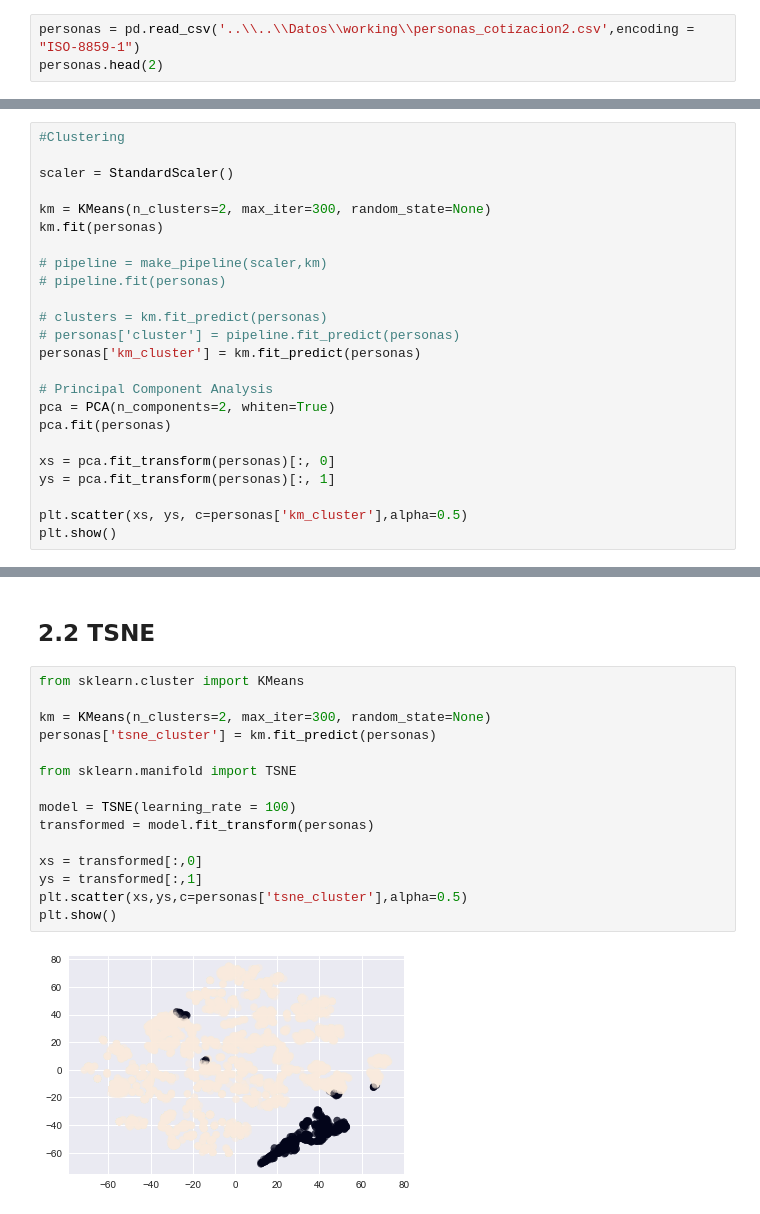
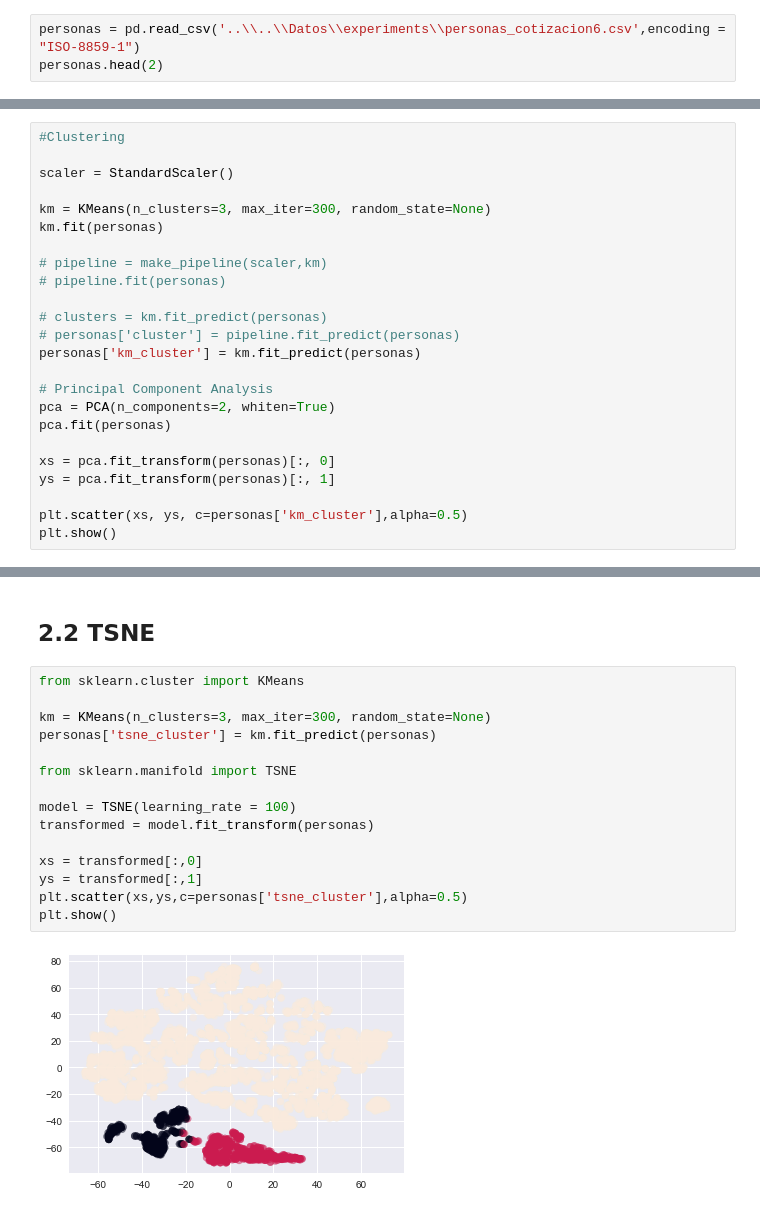
Before and after one commit to jcardenaslie/mem_aitue, a Jupyter notebook: Main Project/3 - Modeling/Modeling Unsupervised.ipynb, the cells around one changed output, grey strips where cells are left out. Saved outputs shown, nothing was run; the diff lists cells and outputs as text.

Commit message:
uso de ds6 para clustering, mismo resultados

```diff
--- a/Main Project/3 - Modeling/Modeling Unsupervised.ipynb
+++ b/Main Project/3 - Modeling/Modeling Unsupervised.ipynb
@@ -8,7 +8,7 @@ import pandas as pd
 # %% [markdown]
 # 1 Data
 # %%
-personas = pd.read_csv('..\\..\\Datos\\working\\personas_cotizacion2.csv',encoding = "ISO-8859-1")
+personas = pd.read_csv('..\\..\\Datos\\experiments\\personas_cotizacion6.csv',encoding = "ISO-8859-1")
 personas.head(2)
 # %% [output]
 |  | Unnamed: 0 | is_apellido1 | is_appelido2 | is_celular | is_direccion | is_fnac | is_nombre | ... |
@@ -108,7 +108,7 @@ plt.show()
 
 scaler = StandardScaler()
 
-km = KMeans(n_clusters=2, max_iter=300, random_state=None)
+km = KMeans(n_clusters=3, max_iter=300, random_state=None)
 km.fit(personas)
 
 # pipeline = make_pipeline(scaler,km)
@@ -156,20 +158,20 @@ personas.groupby('cluster').mean()
 # %%
 from sklearn.cluster import KMeans
 
-km = KMeans(n_clusters=2, max_iter=300, random_state=None)
+km = KMeans(n_clusters=3, max_iter=300, random_state=None)
 personas['tsne_cluster'] = km.fit_predict(personas)
 
 from sklearn.manifold import TSNE
 
 model = TSNE(learning_rate = 100)
 transformed = model.fit_transform(personas)
 
 xs = transformed[:,0]
 ys = transformed[:,1]
 plt.scatter(xs,ys,c=personas['tsne_cluster'],alpha=0.5)
 plt.show()
 # %% [output]
-[figure, old version]
+[figure, new version]
 # %%
 # Create a DataFrame with labels and varieties as columns: df
 df = pd.DataFrame({'personas': personas['tsne_cluster'], 'negocio': p_negocio})
```
Also changed, not shown: parts of 9 cells of this notebook, 3 other files.
